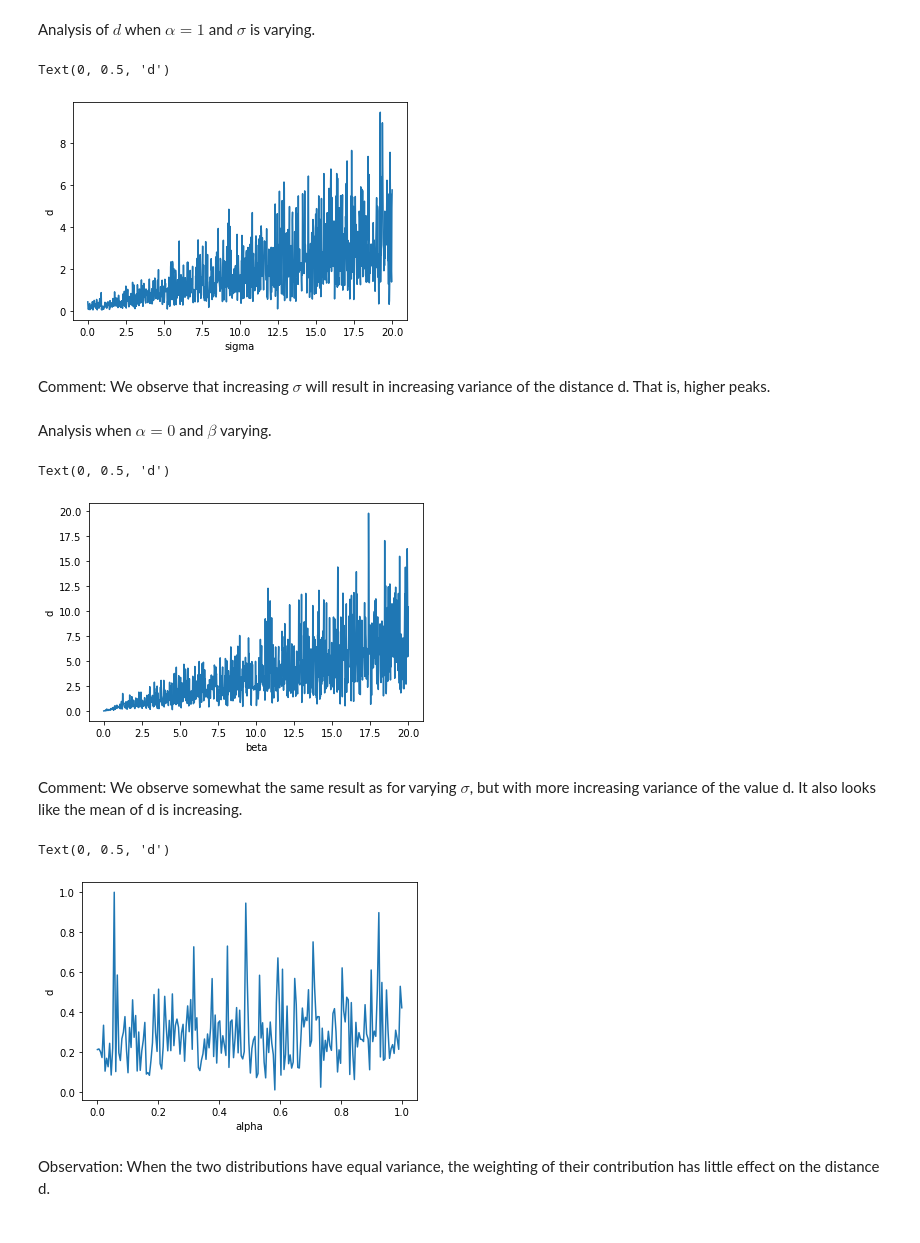
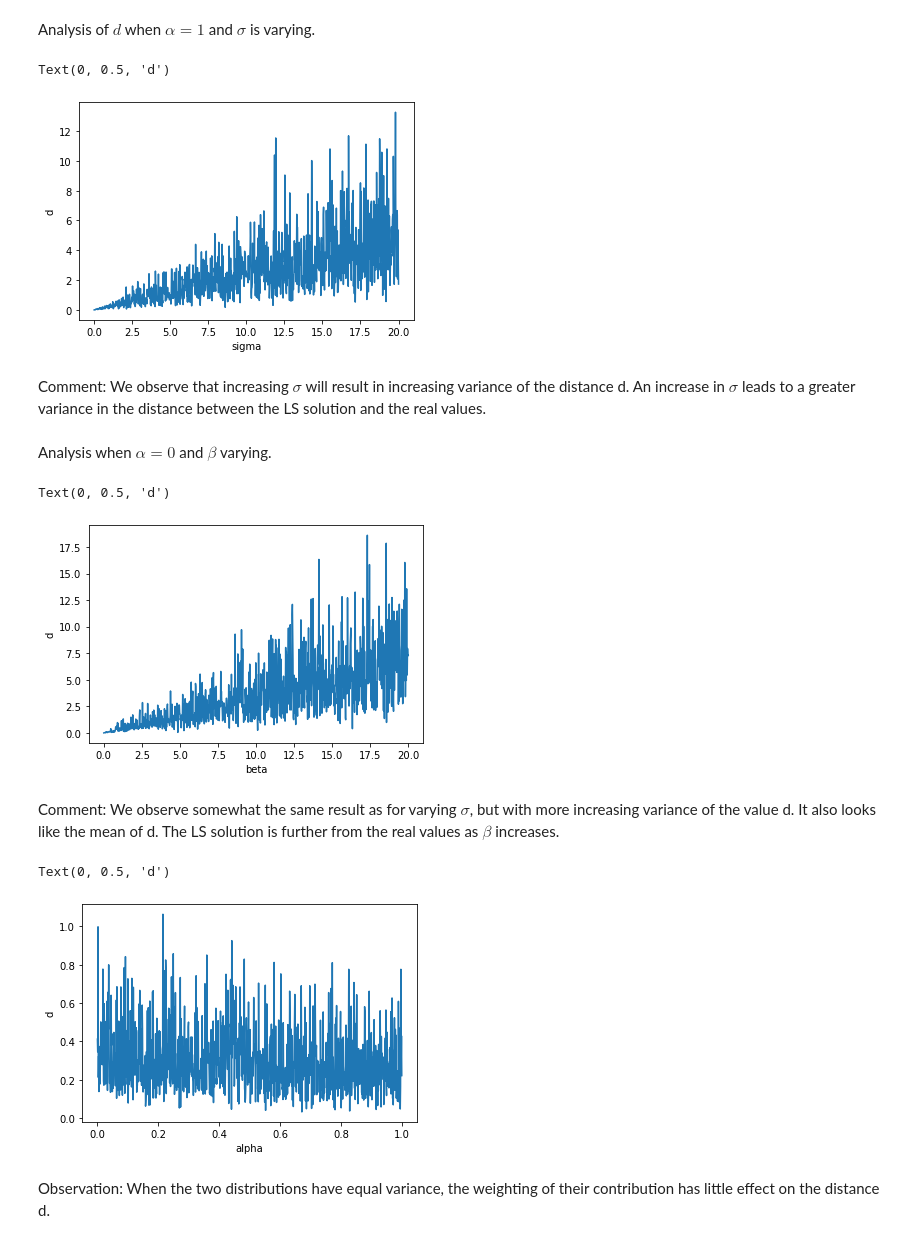
Before and after one commit to petteska/TTK4260-Imuda, a Jupyter notebook: Assignments/Mutlivariat Assignment 1.ipynb, the cells around one changed output. Saved outputs shown, nothing was run; the diff lists cells and outputs as text; code cells hidden in the pictures.

```diff
--- a/Assignments/Mutlivariat Assignment 1.ipynb
+++ b/Assignments/Mutlivariat Assignment 1.ipynb
@@ -37,7 +39,7 @@ Text(0.5, 1.0, 'Real model!!')
 Task 1.2 - Generate noise signal
 # %%
 def chooseDist(dist1,dist2,alpha): # Choose distribution given alpha to be probability of distribution 1.
-    if(random.randint(0,1)>(1-alpha)):
+    if(random.uniform(0,1)>=(1-alpha)):
         return dist1
     return dist2
 
@@ -147,9 +149,9 @@ plt.xlabel('sigma')
 plt.ylabel('d')
 # %% [output]
 Text(0, 0.5, 'd')
-[figure, old version]
+[figure, new version]
 # %% [markdown]
-Comment: We observe that increasing $\sigma$ will result in increasing variance of the distance d. That is, higher peaks.
+Comment: We observe that increasing $\sigma$ will result in increasing variance of the distance d. An increase in $\sigma$ leads to a greater variance in the distance between the LS solution and the real values.
 # %% [markdown]
 Analysis when $\alpha = 0$ and $\beta$ varying.
 # %%
@@ -177,34 +179,34 @@ plt.xlabel('beta')
 plt.ylabel('d')
 # %% [output]
 Text(0, 0.5, 'd')
-[figure, old version]
+[figure, new version]
 # %% [markdown]
-Comment: We observe somewhat the same result as for varying $\sigma$, but with more increasing variance of the value d. It also looks like the mean of d is increasing.
+Comment: We observe somewhat the same result as for varying $\sigma$, but with more increasing variance of the value d. It also looks like the mean of d. The LS solution is further from the real values as $\beta$ increases.
 # %%
-alpha_space = np.linspace(0,1,N)
+alpha_space = np.linspace(0,1,1000)
 
 beta = 1
 
 sigma = 1
 
 e = np.array([genNoise(alpha, N, mean, sigma, beta, magnitude) for alpha in alpha_space])
 
 y = yreal + e
 
 u_transpose_dot_y = np.array([np.dot(u_tensor.T,y_i) for y_i in y])
 
 est_params = np.array([np.dot(u_transpose_dot_u_inv,elt) for elt in u_transpose_dot_y]) # Calculate equation
 
 est_params = est_params.tolist() # Format parameters to list
 
 d = np.array([distance.euclidean(theta, elt) for elt in est_params])
 
 plt.figure()
 plt.plot(alpha_space,d)
 plt.xlabel('alpha')
 plt.ylabel('d')
 # %% [output]
 Text(0, 0.5, 'd')
-[figure, old version]
+[figure, new version]
 # %% [markdown]
 Observation: When the two distributions have equal variance, the weighting of their contribution has little effect on the distance d.
```
Also changed, not shown: parts of 5 cells of this notebook.
